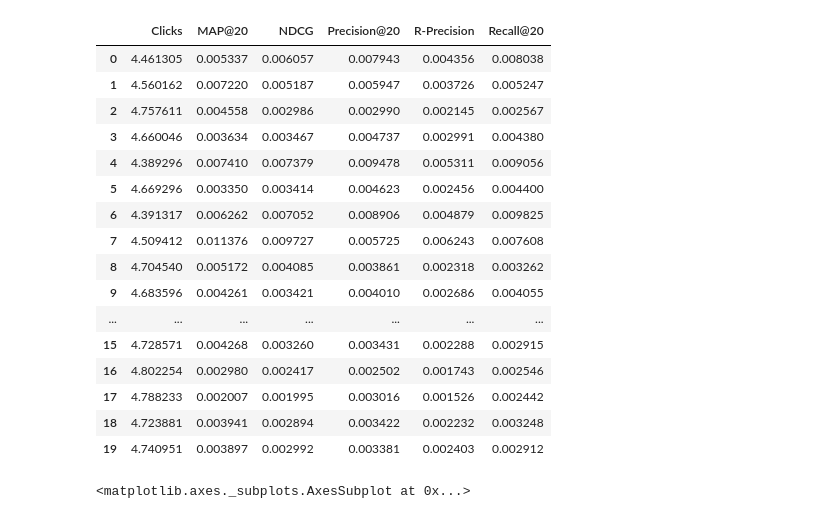
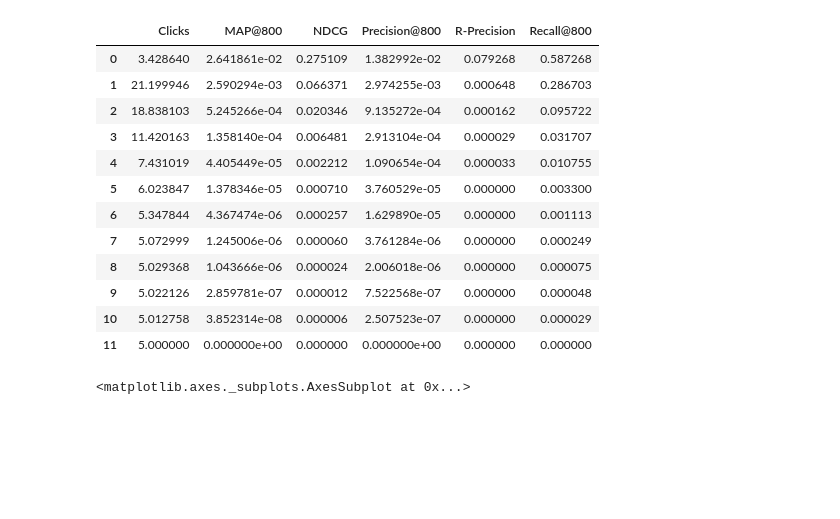
Before and after one commit to wuga214/Q-VAE-Recommendation, a Jupyter notebook: Kai Plot/Plot.ipynb, the cells around one changed output. Drawn from its saved outputs; the diff is of its cells as text; code cells hidden in the pictures; blank space fills up the shorter version.

```diff
--- a/Kai Plot/Plot.ipynb
+++ b/Kai Plot/Plot.ipynb
@@ -2,8 +2,7 @@
 import pandas as pd
 
 random_5_800_df = pd.read_pickle("random_5_800_df")
-entropy_5_800_df = pd.read_pickle("entropy_5_800_df")
-entropy_20_20_df = pd.read_pickle("entropy_20_20_df")
+entropy_12_800_df = pd.read_pickle("entropy_12_800_df")
 # %%
 random_5_800_df
 # %% [output]
@@ -45,38 +31,34 @@ entropy_5_800_df
 # %%
-entropy_20_20_df.columns = ["Clicks", "MAP@20", "NDCG", "Precision@20", "R-Precision", "Recall@20"]
-# entropy_20_20_df_copy = entropy_20_20_df.reset_index()
-entropy_20_20_df_copy = entropy_20_20_df
-# entropy_20_20_df_copy['MAP@20_ci'] = entropy_20_20_df_copy['MAP@20'].apply(lambda x: x[1])
-entropy_20_20_df_copy['MAP@20'] = entropy_20_20_df_copy['MAP@20'].apply(lambda x: x[0])
-# entropy_20_20_df_copy['NDCG_ci'] = entropy_20_20_df_copy['NDCG'].apply(lambda x: x[1])
-entropy_20_20_df_copy['NDCG'] = entropy_20_20_df_copy['NDCG'].apply(lambda x: x[0])
-# entropy_20_20_df_copy['Precision@20_ci'] = entropy_20_20_df_copy['Precision@20'].apply(lambda x: x[1])
-entropy_20_20_df_copy['Precision@20'] = entropy_20_20_df_copy['Precision@20'].apply(lambda x: x[0])
-# entropy_20_20_df_copy['R-Precision_ci'] = entropy_20_20_df_copy['R-Precision'].apply(lambda x: x[1])
-entropy_20_20_df_copy['R-Precision'] = entropy_20_20_df_copy['R-Precision'].apply(lambda x: x[0])
-# entropy_20_20_df_copy['Recall@20_ci'] = entropy_20_20_df_copy['Recall@20'].apply(lambda x: x[1])
-entropy_20_20_df_copy['Recall@20'] = entropy_20_20_df_copy['Recall@20'].apply(lambda x: x[0])
-# entropy_20_20_df_copy['Clicks_ci'] = entropy_20_20_df_copy['Clicks'].apply(lambda x: x[1])
-entropy_20_20_df_copy['Clicks'] = entropy_20_20_df_copy['Clicks'].apply(lambda x: x[0])
-entropy_20_20_df_copy
+entropy_12_800_df.columns = ["Clicks", "MAP@800", "NDCG", "Precision@800", "R-Precision", "Recall@800"]
+# entropy_20_20_df_copy = entropy_12_800_df.reset_index()
+entropy_12_800_df_copy = entropy_12_800_df
+# entropy_20_20_df_copy['MAP@20_ci'] = entropy_12_800_df_copy['MAP@20'].apply(lambda x: x[1])
+entropy_12_800_df_copy['MAP@800'] = entropy_12_800_df_copy['MAP@800'].apply(lambda x: x[0])
+# entropy_20_20_df_copy['NDCG_ci'] = entropy_12_800_df_copy['NDCG'].apply(lambda x: x[1])
+entropy_12_800_df_copy['NDCG'] = entropy_12_800_df_copy['NDCG'].apply(lambda x: x[0])
+# entropy_20_20_df_copy['Precision@20_ci'] = entropy_12_800_df_copy['Precision@20'].apply(lambda x: x[1])
+entropy_12_800_df_copy['Precision@800'] = entropy_12_800_df_copy['Precision@800'].apply(lambda x: x[0])
+# entropy_20_20_df_copy['R-Precision_ci'] = entropy_12_800_df_copy['R-Precision'].apply(lambda x: x[1])
+entropy_12_800_df_copy['R-Precision'] = entropy_12_800_df_copy['R-Precision'].apply(lambda x: x[0])
+# entropy_20_20_df_copy['Recall@20_ci'] = entropy_12_800_df_copy['Recall@20'].apply(lambda x: x[1])
+entropy_12_800_df_copy['Recall@800'] = entropy_12_800_df_copy['Recall@800'].apply(lambda x: x[0])
+# entropy_20_20_df_copy['Clicks_ci'] = entropy_12_800_df_copy['Clicks'].apply(lambda x: x[1])
+entropy_12_800_df_copy['Clicks'] = entropy_12_800_df_copy['Clicks'].apply(lambda x: x[0])
+entropy_12_800_df_copy
 # %% [output]
-|  | Clicks | MAP@20 | NDCG | Precision@20 | R-Precision | Recall@20 |
-| 0 | 4.461305 | 0.005337 | 0.006057 | 0.007943 | 0.004356 | 0.008038 |
-| 1 | 4.560162 | 0.007220 | 0.005187 | 0.005947 | 0.003726 | 0.005247 |
-| 2 | 4.757611 | 0.004558 | 0.002986 | 0.002990 | 0.002145 | 0.002567 |
-| 3 | 4.660046 | 0.003634 | 0.003467 | 0.004737 | 0.002991 | 0.004380 |
-| 4 | 4.389296 | 0.007410 | 0.007379 | 0.009478 | 0.005311 | 0.009056 |
-| 5 | 4.669296 | 0.003350 | 0.003414 | 0.004623 | 0.002456 | 0.004400 |
-| 6 | 4.391317 | 0.006262 | 0.007052 | 0.008906 | 0.004879 | 0.009825 |
-| 7 | 4.509412 | 0.011376 | 0.009727 | 0.005725 | 0.006243 | 0.007608 |
-| 8 | 4.704540 | 0.005172 | 0.004085 | 0.003861 | 0.002318 | 0.003262 |
-| 9 | 4.683596 | 0.004261 | 0.003421 | 0.004010 | 0.002686 | 0.004055 |
-| ... | ... | ... | ... | ... | ... | ... |
-| 15 | 4.728571 | 0.004268 | 0.003260 | 0.003431 | 0.002288 | 0.002915 |
-| 16 | 4.802254 | 0.002980 | 0.002417 | 0.002502 | 0.001743 | 0.002546 |
-| 17 | 4.788233 | 0.002007 | 0.001995 | 0.003016 | 0.001526 | 0.002442 |
-| 18 | 4.723881 | 0.003941 | 0.002894 | 0.003422 | 0.002232 | 0.003248 |
-| 19 | 4.740951 | 0.003897 | 0.002992 | 0.003381 | 0.002403 | 0.002912 |
+|  | Clicks | MAP@800 | NDCG | Precision@800 | R-Precision | Recall@800 |
+| 0 | 3.428640 | 2.641861e-02 | 0.275109 | 1.382992e-02 | 0.079268 | 0.587268 |
+| 1 | 21.199946 | 2.590294e-03 | 0.066371 | 2.974255e-03 | 0.000648 | 0.286703 |
+| 2 | 18.838103 | 5.245266e-04 | 0.020346 | 9.135272e-04 | 0.000162 | 0.095722 |
+| 3 | 11.420163 | 1.358140e-04 | 0.006481 | 2.913104e-04 | 0.000029 | 0.031707 |
+| 4 | 7.431019 | 4.405449e-05 | 0.002212 | 1.090654e-04 | 0.000033 | 0.010755 |
+| 5 | 6.023847 | 1.378346e-05 | 0.000710 | 3.760529e-05 | 0.000000 | 0.003300 |
+| 6 | 5.347844 | 4.367474e-06 | 0.000257 | 1.629890e-05 | 0.000000 | 0.001113 |
+| 7 | 5.072999 | 1.245006e-06 | 0.000060 | 3.761284e-06 | 0.000000 | 0.000249 |
+| 8 | 5.029368 | 1.043666e-06 | 0.000024 | 2.006018e-06 | 0.000000 | 0.000075 |
+| 9 | 5.022126 | 2.859781e-07 | 0.000012 | 7.522568e-07 | 0.000000 | 0.000048 |
+| 10 | 5.012758 | 3.852314e-08 | 0.000006 | 2.507523e-07 | 0.000000 | 0.000029 |
+| 11 | 5.000000 | 0.000000e+00 | 0.000000 | 0.000000e+00 | 0.000000 | 0.000000 |
 # %%
 import seaborn as sns; sns.set()
 import matplotlib.pyplot as plt
```
Also changed, not shown: parts of 4 cells of this notebook, 5 other files.
